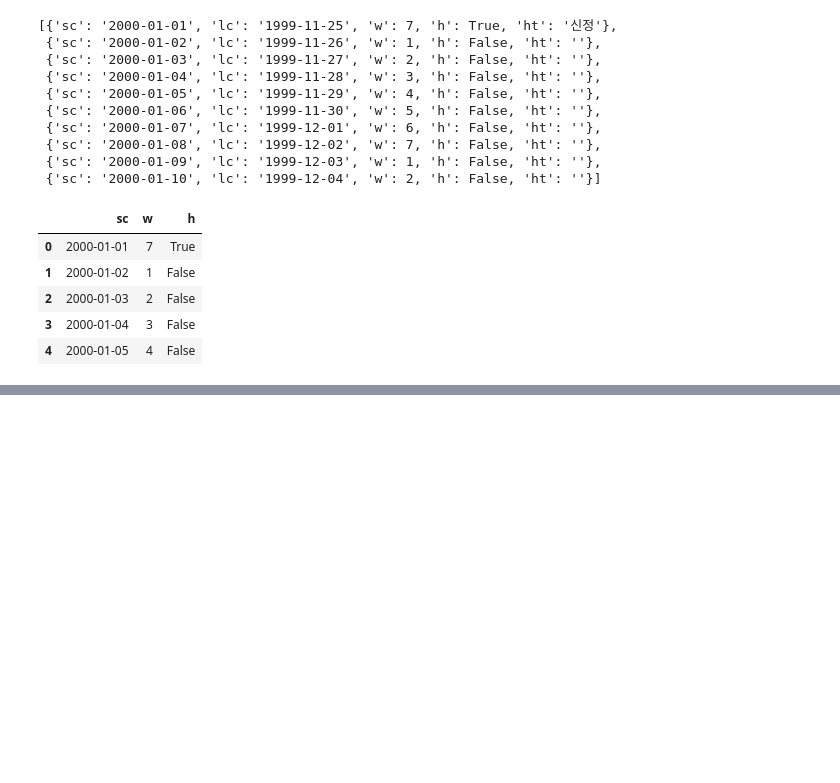
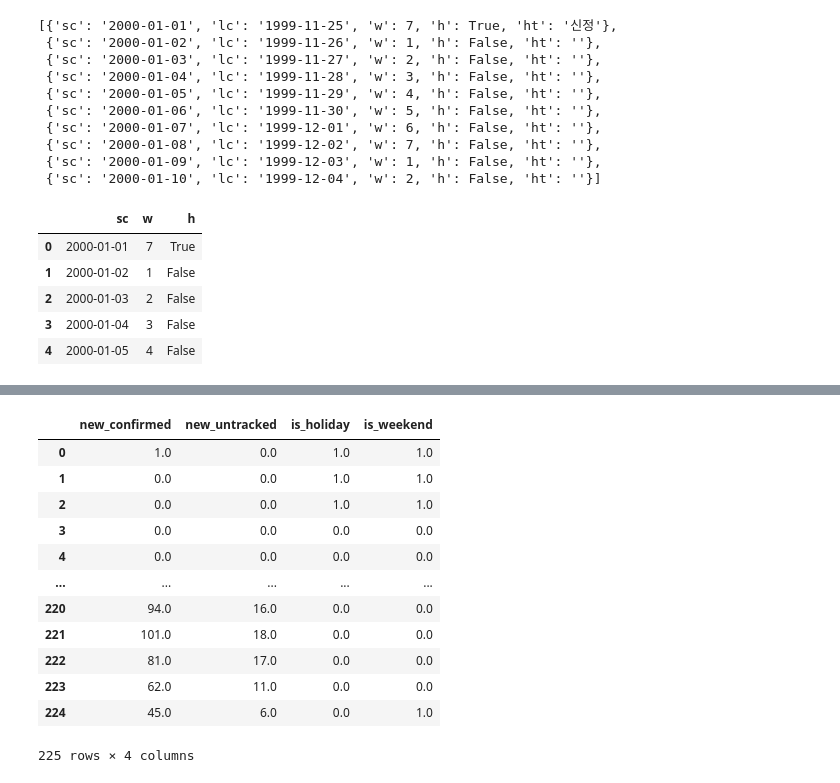
Before and after one commit to snoop2head/covid19_unknown_spread, a Jupyter notebook: wrangle_prediction.ipynb, the cells around one changed output, grey strips where cells are left out. Cells and saved outputs as stored; diff of their text form; code cells hidden in the pictures; blank space fills up the shorter version.

```diff
--- a/forecast.ipynb
+++ b/wrangle_prediction.ipynb
@@ -469,2 +463,28 @@ df_train[-25:-15]
 # %%
 df_train.to_csv("./dataset_predict/df_train.csv", index=False)
+# %%
+cols = list(df_train)[1:5]
+dataset_train = df_train[cols].astype(str)
+for i in cols:
+    for j in range(0, len(dataset_train)):
+        dataset_train[i][j] = dataset_train[i][j].replace(',', '')
+        dataset_train[i][j] = dataset_train[i][j].replace('True', '1')
+        dataset_train[i][j] = dataset_train[i][j].replace('False', '0')
+
+dataset_train = dataset_train.astype(float)
+
+dataset_train
+# %% [output]
+|  | new_confirmed | new_untracked | is_holiday | is_weekend |
+| 0 | 1.0 | 0.0 | 1.0 | 1.0 |
+| 1 | 0.0 | 0.0 | 1.0 | 1.0 |
+| 2 | 0.0 | 0.0 | 1.0 | 1.0 |
+| 3 | 0.0 | 0.0 | 0.0 | 0.0 |
+| 4 | 0.0 | 0.0 | 0.0 | 0.0 |
+| ... | ... | ... | ... | ... |
+| 220 | 94.0 | 16.0 | 0.0 | 0.0 |
+| 221 | 101.0 | 18.0 | 0.0 | 0.0 |
+| 222 | 81.0 | 17.0 | 0.0 | 0.0 |
+| 223 | 62.0 | 11.0 | 0.0 | 0.0 |
+| 224 | 45.0 | 6.0 | 0.0 | 1.0 |
+225 rows × 4 columns
```
Also changed, not shown: parts of 13 cells of this notebook, 9 other files.
